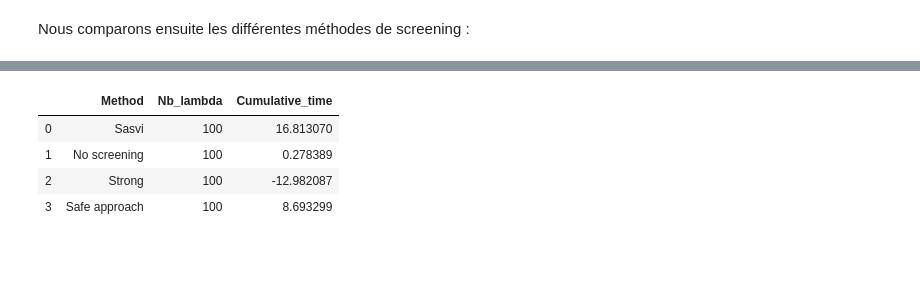
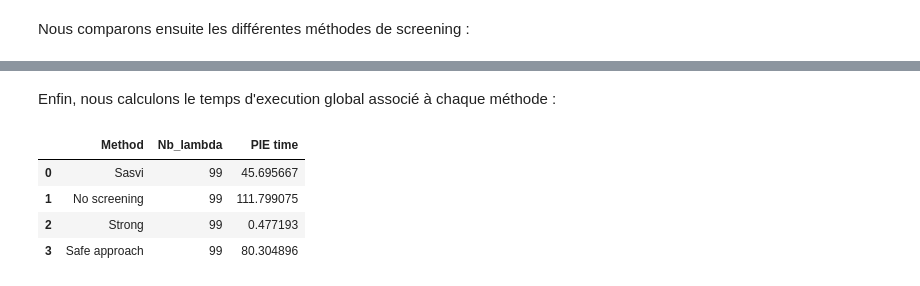
Before and after one commit to nathanln/Parcimony, a Jupyter notebook: Experience.ipynb, the cells around one changed output, grey strips where cells are left out. Cells and saved outputs as stored; diff of their text form; code cells hidden in the pictures; blank space fills up the shorter version.

```diff
--- a/Experience.ipynb
+++ b/Experience.ipynb
@@ -206,4 +202,14 @@ Number of variables removed exactly : 11539
+# %% [markdown]
+Enfin, nous calculons le temps d'execution global associé à chaque méthode :
 # %%
 nb_lambda=np.repeat(len(Tsasvi),4)
 sumTime=[np.sum(Tsasvi),np.sum(Tnormal),np.sum(Tstrong),np.sum(Tsafe)]
 method=["Sasvi","No screening","Strong","Safe approach"]
+df=pd.DataFrame({"Method":method,"Nb_lambda":nb_lambda,"PIE time":sumTime})
+df
+# %% [output]
+|  | Method | Nb_lambda | PIE time |
+| 0 | Sasvi | 99 | 45.695667 |
+| 1 | No screening | 99 | 111.799075 |
+| 2 | Strong | 99 | 0.477193 |
+| 3 | Safe approach | 99 | 80.304896 |
@@ -212,8 +215,0 @@ df=pd.DataFrame({"Method":method,"Nb_lambda":nb_lambda,"Cumulative_time":sumTime
-# %%
-df
-# %% [output]
-|  | Method | Nb_lambda | Cumulative_time |
-| 0 | Sasvi | 100 | 16.813070 |
-| 1 | No screening | 100 | 0.278389 |
-| 2 | Strong | 100 | -12.982087 |
-| 3 | Safe approach | 100 | 8.693299 |
```
Also changed, not shown: parts of 10 cells of this notebook, 8 other files.
